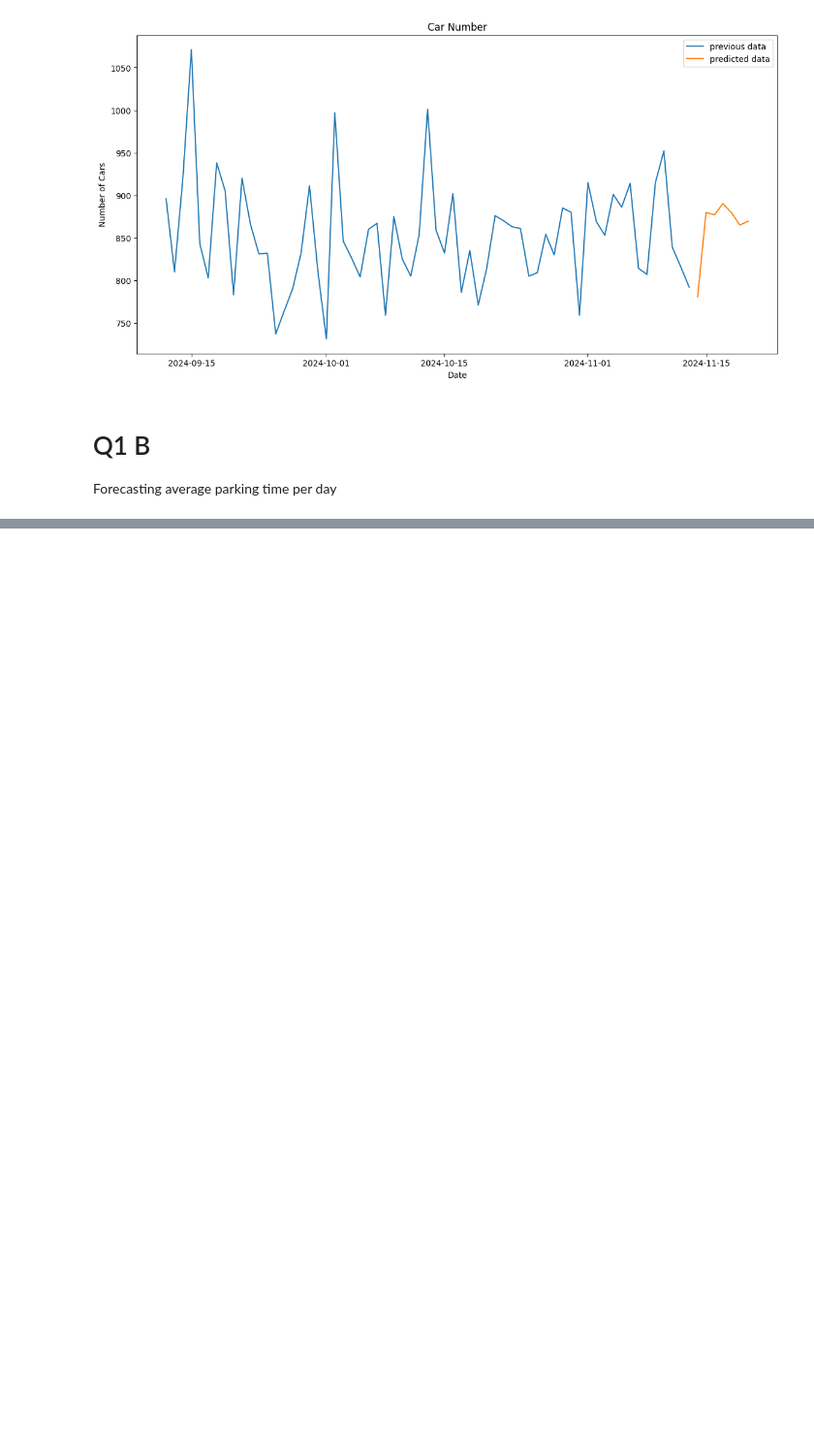
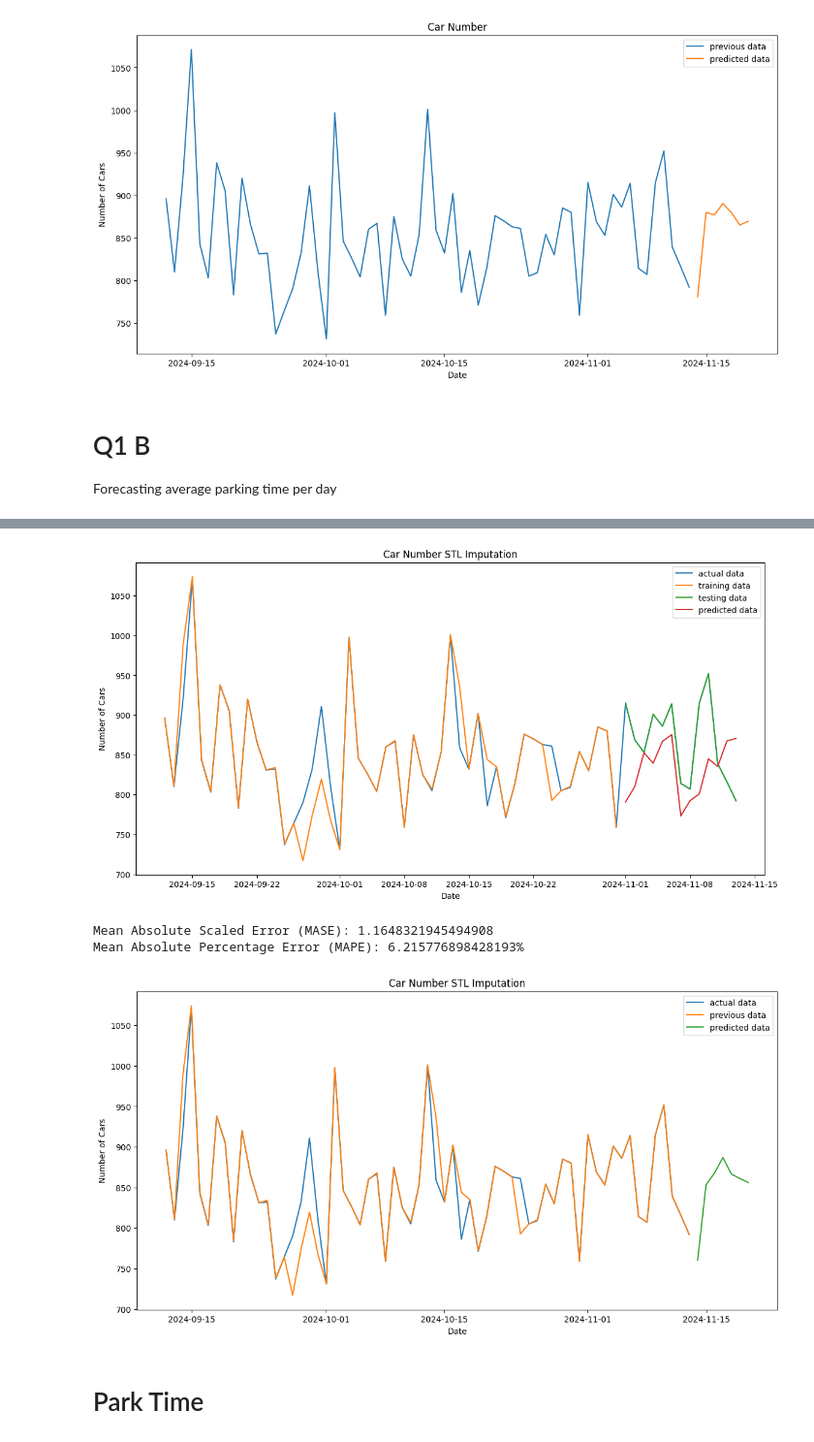
Before and after one commit to shawn-iitb/Data-DaVinci, a Jupyter notebook: Week 4/Programs/Q1.ipynb, the cells around one changed output, grey strips where cells are left out. Shown at 97% size. Saved outputs shown, nothing was run; the diff lists cells and outputs as text; code cells hidden in the pictures; blank space fills up the shorter version.

```diff
--- a/Week 4/Programs/Q1.ipynb
+++ b/Week 4/Programs/Q1.ipynb
@@ -181,0 +220,16 @@ Outlier smoothing and Missing value imputation
+# %%
+def stl_impuatation(data: np.ndarray):# -> np.ndarray:
+    df = pd.Series(data[1], dtype=float)
+
+    imputed_indices = df[df.isnull()].index
+
+    stl = STL(df.interpolate(), period=7)
+    res = stl.fit()
+
+    df_deseasonalised = df - res.seasonal
+    df_deseasonalised.interpolate(method="linear", inplace=True)
+    df_imputed = df_deseasonalised + res.seasonal
+
+    df.loc[imputed_indices] = df_imputed[imputed_indices]
+
+    return np.array([data[0], df.to_numpy()])
@@ -233,0 +272,11 @@ Mean Absolute Percentage Error (MAPE): 1.419215538998647%
+# %%
+forecast_date_freq = AdvancedForecastCarNumber(stl_impuatation(get_date_freq(MissingParkingData)), "Car Number STL Imputation", get_date_freq(ParkingData))
+forecast_date_freq.fit()
+forecast_date_freq.forecast()
+# %% [output]
+[figure, added]
+Mean Absolute Scaled Error (MASE): 1.1648321945494908
+Mean Absolute Percentage Error (MAPE): 6.215776898428193%
+[figure, added]
+# %% [markdown]
+# Park Time
```
Also changed, not shown: parts of 24 cells of this notebook.
